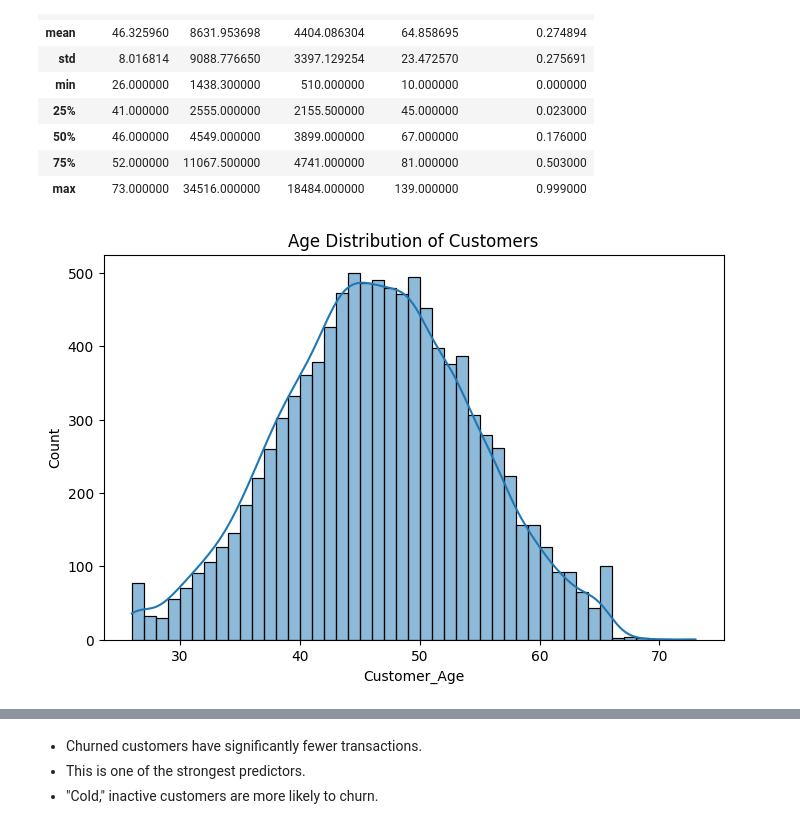
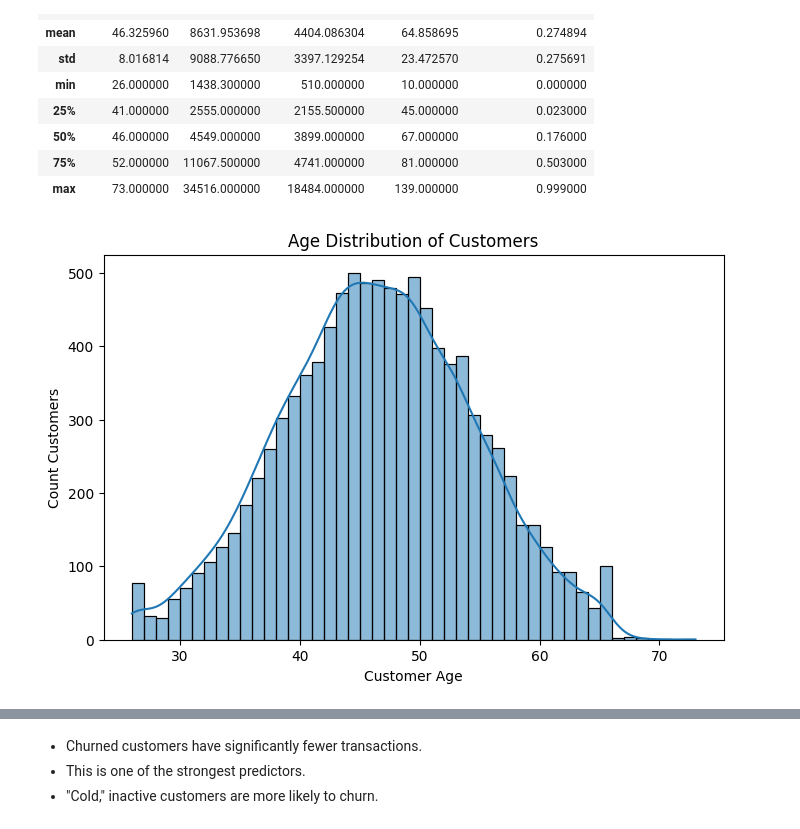
Before and after one commit to ReDI-School-projects/CreditCardUserBehaviour, a Jupyter notebook: 3.EDA.ipynb, the cells around one changed output, grey strips where cells are left out. Cells and saved outputs as stored; diff of their text form; code cells hidden in the pictures.

```diff
--- a/3.EDA.ipynb
+++ b/3.EDA.ipynb
@@ -70,16 +71,18 @@ df[['Customer_Age','Credit_Limit','Total_Trans_Amt','Total_Trans_Ct',
 # %%
 # --- 3.3. Visualizations ---
 
 # Distribution of customer age (26, 65)
 import seaborn as sns
 import matplotlib.pyplot as plt
 
 plt.figure(figsize=(8,5))
 sns.histplot(df['Customer_Age'], kde=True)
+plt.xlabel("Customer Age")
+plt.ylabel("Count Customers")
 plt.title("Age Distribution of Customers")
 plt.show()
 # %% [output]
-[figure, old version]
+[figure, new version]
 # %%
 # Correlation matrix
 
```
Also changed, not shown: parts of 7 cells of this notebook, 2 other files.
